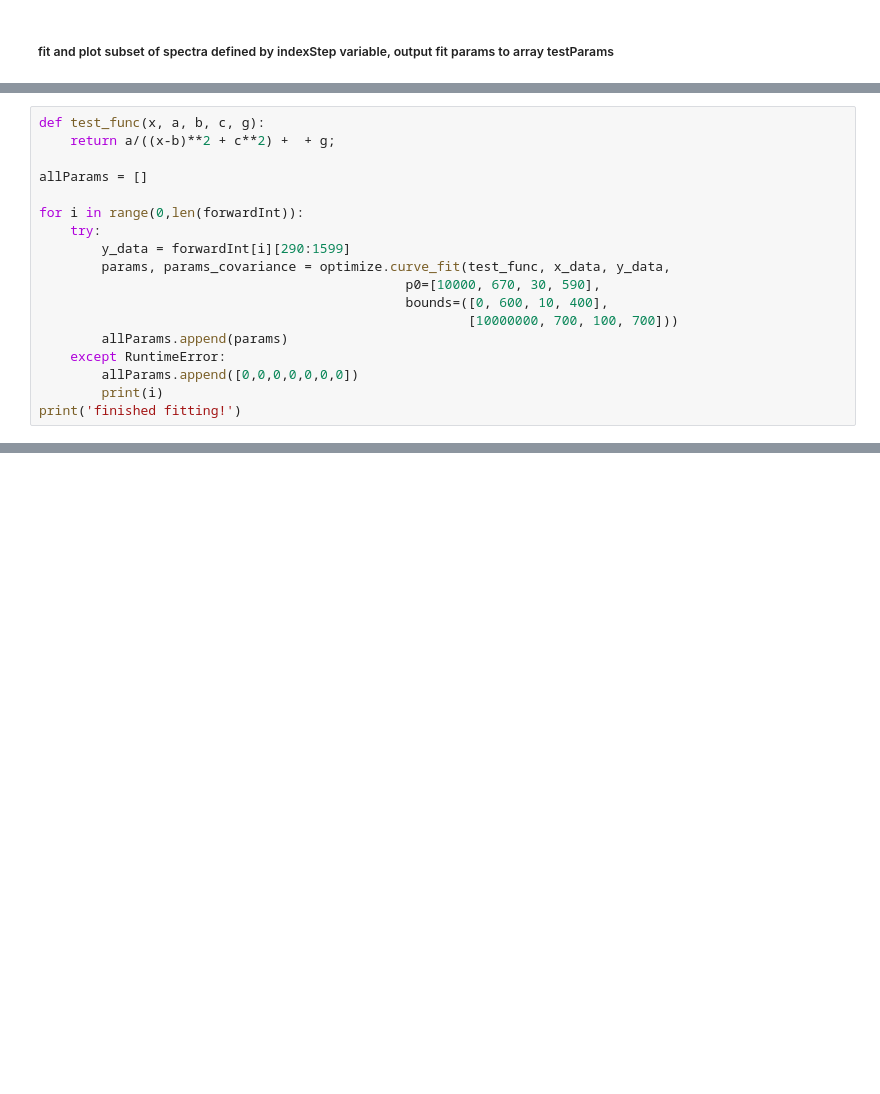
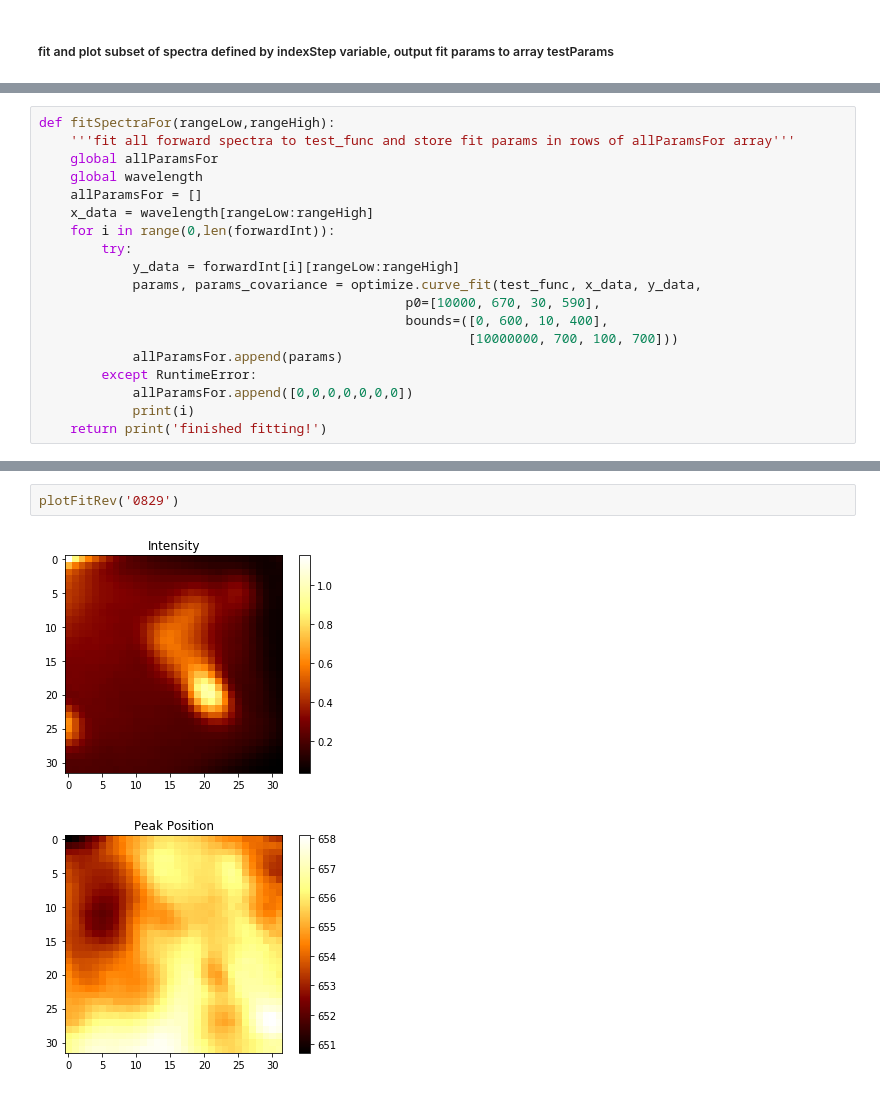
Before and after one commit to mollyamay/spatio-spectral-imaging, a Jupyter notebook: spatio_spectral_imaging.ipynb, the cells around one changed output, grey strips where cells are left out. Cells and saved outputs as stored; diff of their text form; blank space fills up the shorter version.

```diff
--- a/spatio_spectral_imaging.ipynb
+++ b/spatio_spectral_imaging.ipynb
@@ -212,18 +221,19 @@ for i in range(0,len(forwardInt), indexStep):
 # %%
-def test_func(x, a, b, c, g):
-    return a/((x-b)**2 + c**2) +  + g;
-
-allParams = []
-
-for i in range(0,len(forwardInt)):
-    try:
-        y_data = forwardInt[i][290:1599]
-        params, params_covariance = optimize.curve_fit(test_func, x_data, y_data,
+def fitSpectraFor(rangeLow,rangeHigh):
+    '''fit all forward spectra to test_func and store fit params in rows of allParamsFor array'''
+    global allParamsFor
+    global wavelength
+    allParamsFor = []
+    x_data = wavelength[rangeLow:rangeHigh]
+    for i in range(0,len(forwardInt)):
+        try:
+            y_data = forwardInt[i][rangeLow:rangeHigh]
+            params, params_covariance = optimize.curve_fit(test_func, x_data, y_data,
                                                p0=[10000, 670, 30, 590],
                                                bounds=([0, 600, 10, 400],
                                                        [10000000, 700, 100, 700]))
-        allParams.append(params)
-    except RuntimeError:
-        allParams.append([0,0,0,0,0,0,0])
-        print(i)
-print('finished fitting!')
+            allParamsFor.append(params)
+        except RuntimeError:
+            allParamsFor.append([0,0,0,0,0,0,0])
+            print(i)
+    return print('finished fitting!')
@@ -276,0 +364,5 @@ plotInt()
+# %%
+plotFitRev('0829')
+# %% [output]
+[figure, added]
+[figure, added]
```
Also changed, not shown: parts of 21 cells of this notebook.
